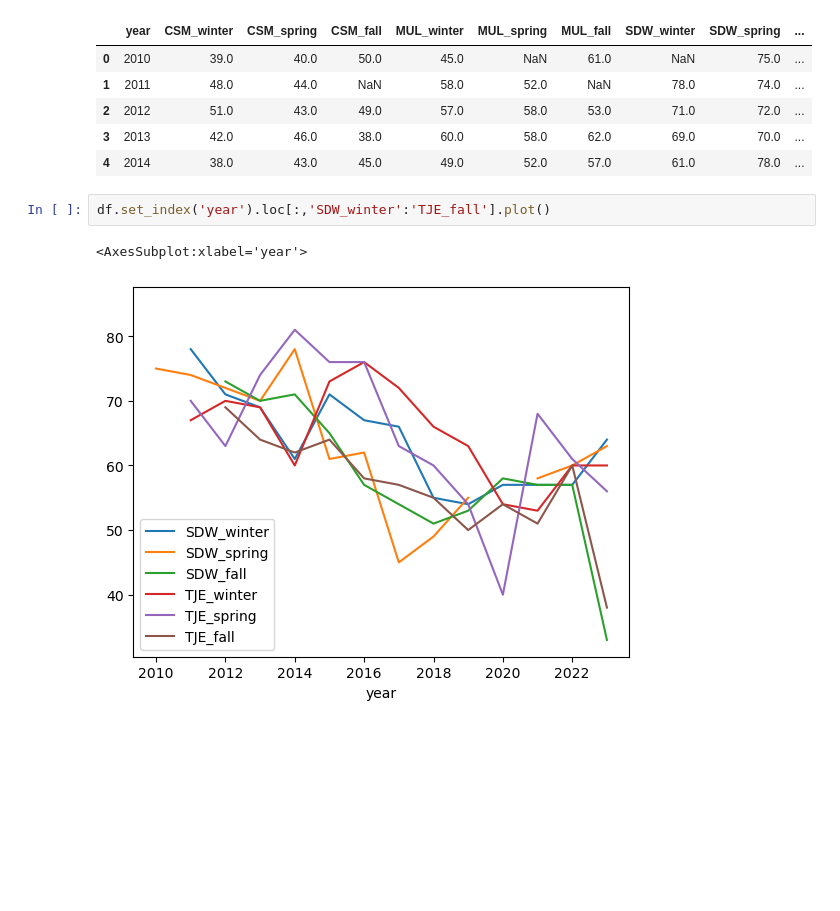
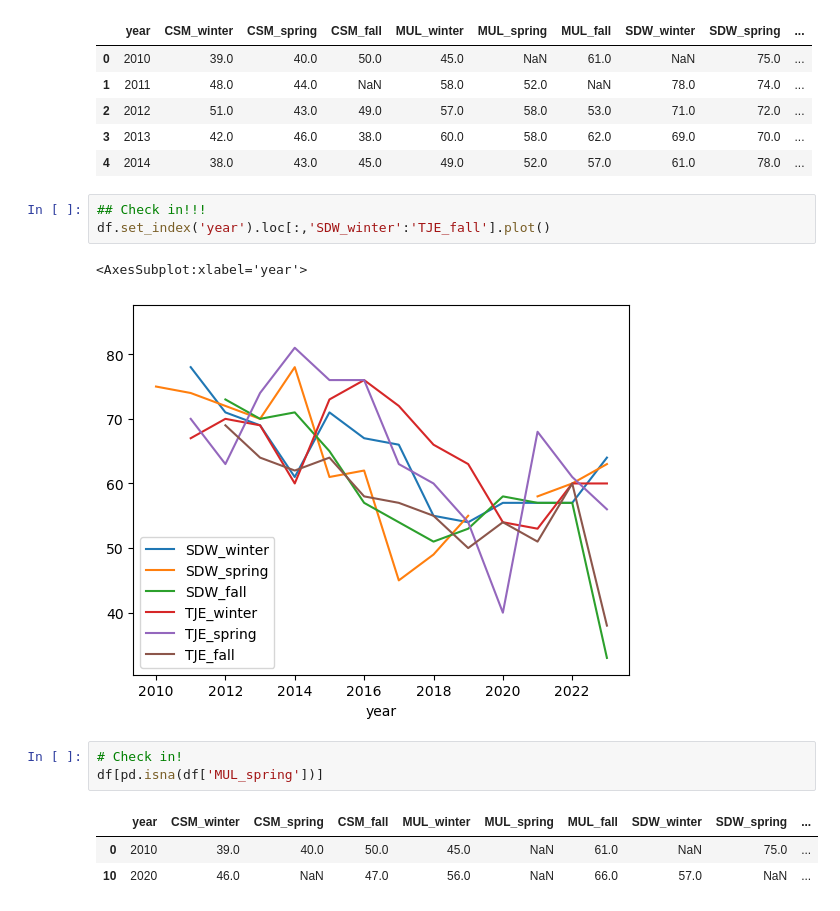
Before and after one commit to marinakochuten/eds220-2024-in-class, a Jupyter notebook: week2-basic-plotting.ipynb, the cells around one changed output. Cells and saved outputs as stored; diff of their text form; blank space fills up the shorter version.

```diff
--- a/week2-basic-plotting.ipynb
+++ b/week2-basic-plotting.ipynb
@@ -116,7 +117,15 @@ df.head()
 | 3 | 2013 | 42.0 | 46.0 | 38.0 | 60.0 | 58.0 | 62.0 | 69.0 | 70.0 | ... |
 | 4 | 2014 | 38.0 | 43.0 | 45.0 | 49.0 | 52.0 | 57.0 | 61.0 | 78.0 | ... |
 # %%
+## Check in!!!
 df.set_index('year').loc[:,'SDW_winter':'TJE_fall'].plot()
 # %% [output]
 <AxesSubplot:xlabel='year'>
 [figure]
+# %%
+# Check in!
+df[pd.isna(df['MUL_spring'])]
+# %% [output]
+|  | year | CSM_winter | CSM_spring | CSM_fall | MUL_winter | MUL_spring | MUL_fall | SDW_winter | SDW_spring | ... |
+| 0 | 2010 | 39.0 | 40.0 | 50.0 | 45.0 | NaN | 61.0 | NaN | 75.0 | ... |
+| 10 | 2020 | 46.0 | NaN | 47.0 | 56.0 | NaN | 66.0 | 57.0 | NaN | ... |
```
Also changed, not shown: parts of 12 cells of this notebook, 1 other file.
